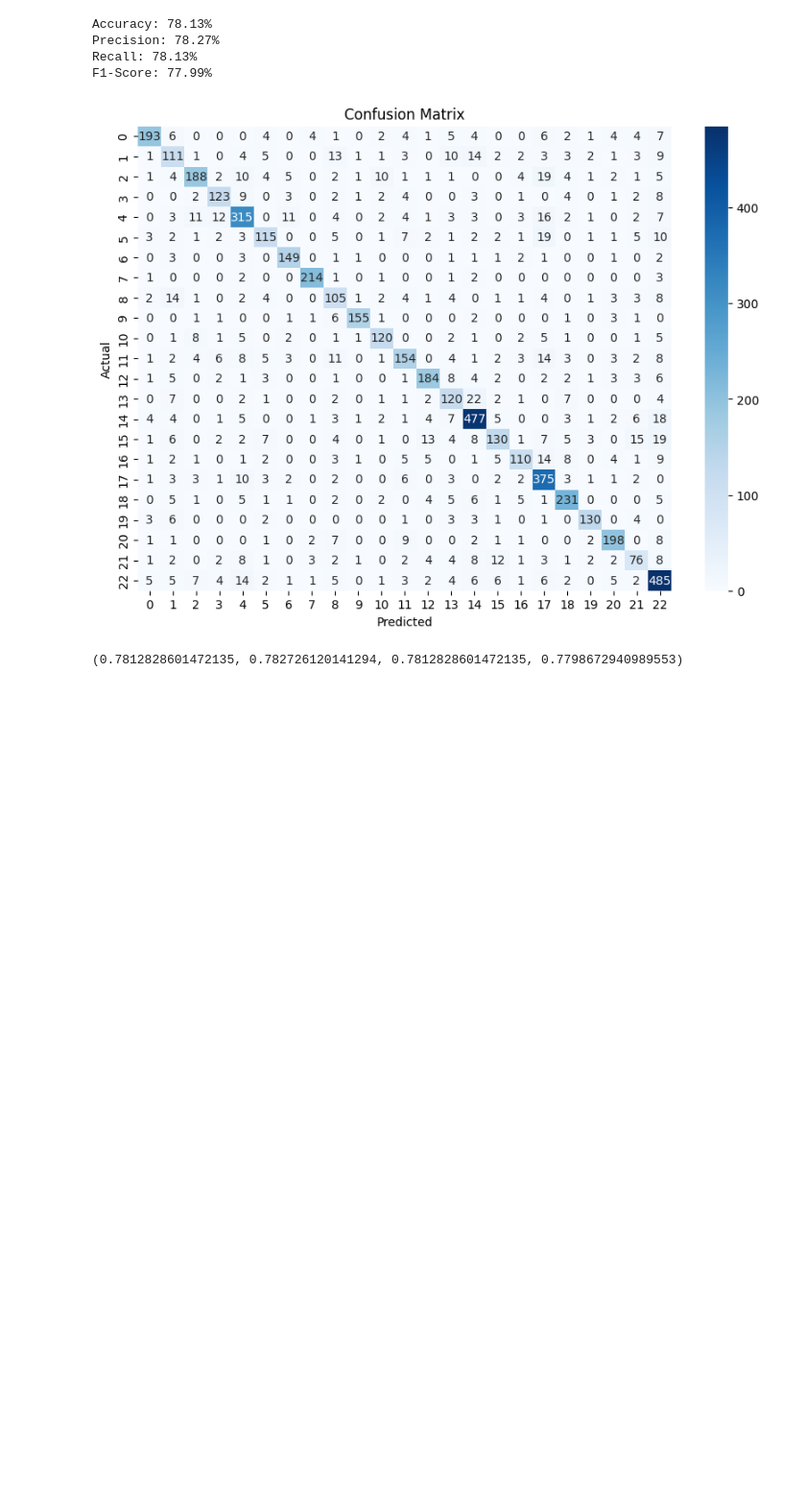
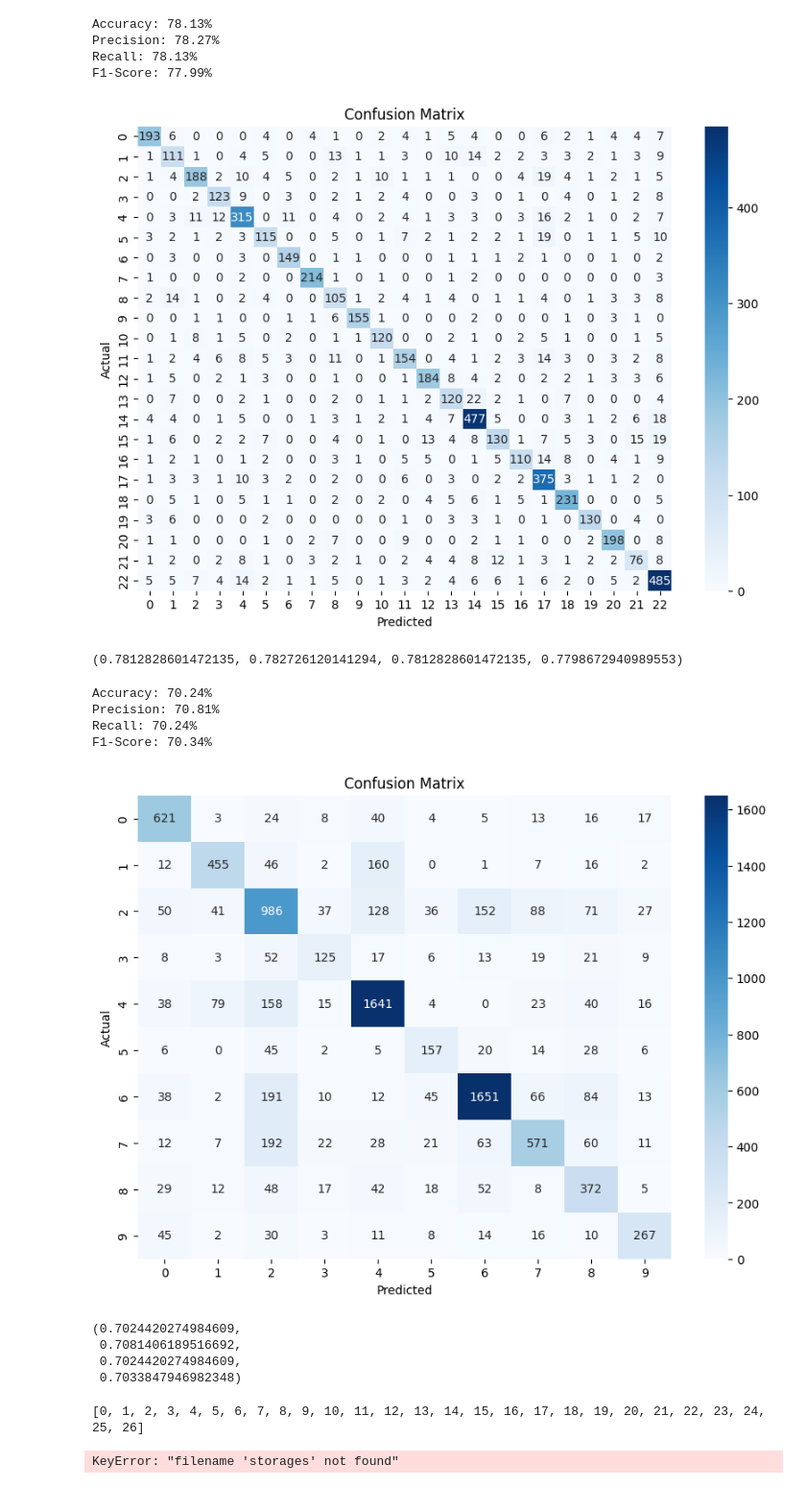
Before and after one commit to ngoyal88/WikiArt, a Jupyter notebook: cnn-rnn.ipynb, the cells around one changed output. Shown at 96% size. Saved outputs shown, nothing was run; the diff lists cells and outputs as text; code cells hidden in the pictures; blank space fills up the shorter version.

```diff
--- a/cnn-rnn.ipynb
+++ b/cnn-rnn.ipynb
@@ -195,7 +195,7 @@ def calculate_accuracy(outputs, labels):
     _, preds = torch.max(outputs, 1)
     return (preds == labels).sum().item() / labels.size(0)
 # %%
-def train_model(model, train_loader, val_loader, optimizer, criterion, checkpoint_file, num_epochs=30, patience=5):
+def train_model(model, train_loader, val_loader, optimizer, criterion, checkpoint_file, num_epochs=30, patience=10):
     device = "cuda"
     model.to(device)
 
@@ -262,3 +262,8 @@ def train_model(model, train_loader, val_loader, optimizer, criterion, checkpoin
 # %%
 criterion = nn.CrossEntropyLoss()
 BATCH_SIZE = 4
+# %%
+style_model = CNNRNNClassifier(num_classes_style)
+optimizer_style = torch.optim.Adam(style_model.parameters(), lr=0.0001)
+train_model(style_model, train_style_loader, val_style_loader, optimizer_style, criterion,"style.pth")
+torch.save(style_model,"style_model.pth")
@@ -353,3 +386,25 @@ Recall: 78.13%
 F1-Score: 77.99%
 [figure]
 (0.7812828601472135, 0.782726120141294, 0.7812828601472135, 0.7798672940989553)
+# %%
+class_names = get_class_names(train_genre_dataset)
+evaluate_saved_model("genre_model.pth", val_genre_loader, class_names)
+# %% [output]
+Accuracy: 70.24%
+Precision: 70.81%
+Recall: 70.24%
+F1-Score: 70.34%
+[figure, added]
+(0.7024420274984609,
+ 0.7081406189516692,
+ 0.7024420274984609,
+ 0.7033847946982348)
+# %%
+class_names = get_class_names(train_style_dataset)
+print(class_names)
+# %% [output]
+[0, 1, 2, 3, 4, 5, 6, 7, 8, 9, 10, 11, 12, 13, 14, 15, 16, 17, 18, 19, 20, 21, 22, 23, 24, 25, 26]
+# %%
+evaluate_saved_model("style_model.pth",val_style_loader, class_names)
+# %% [output]
+KeyError: "filename 'storages' not found"
```
Also changed, not shown: parts of 3 cells of this notebook, 2 other files.
